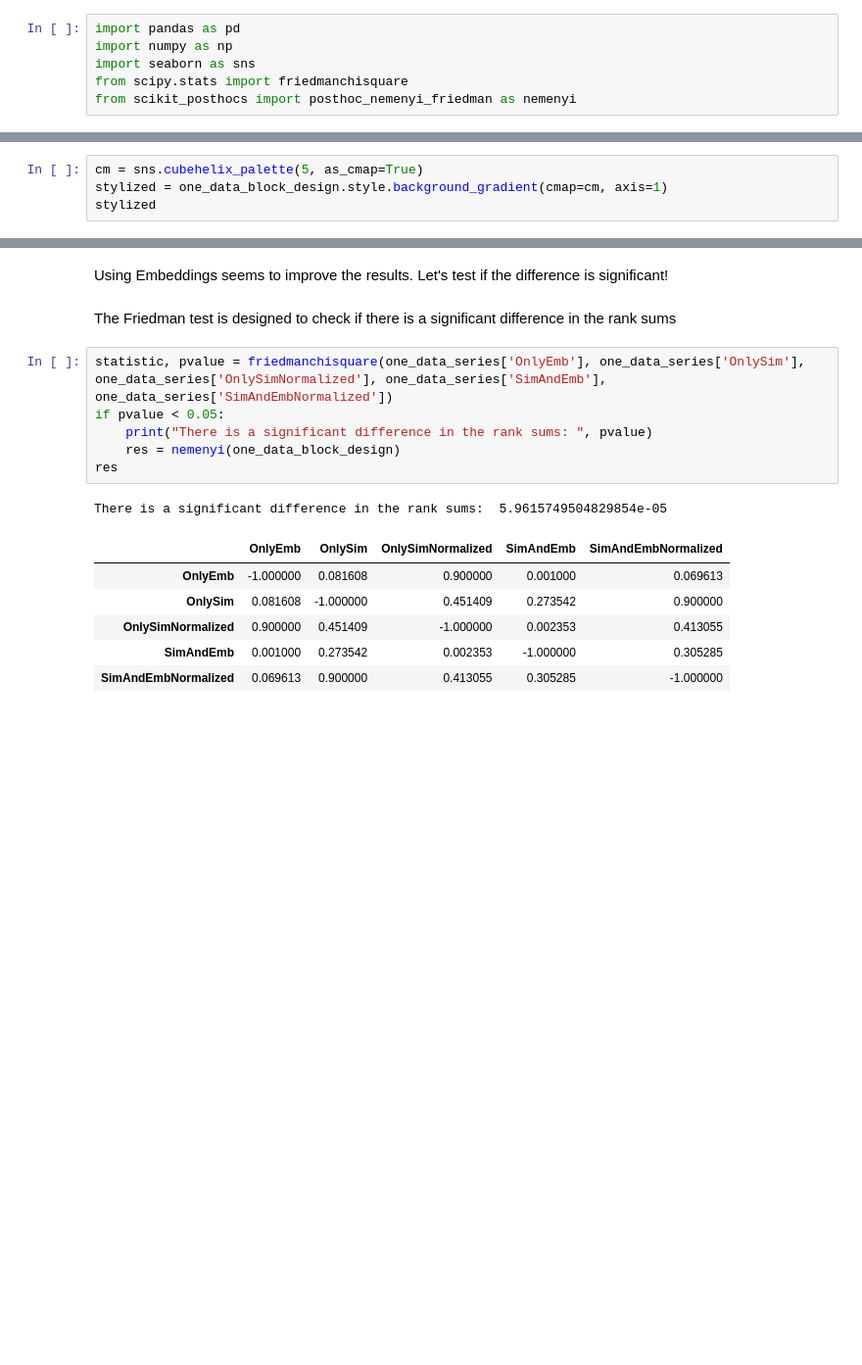
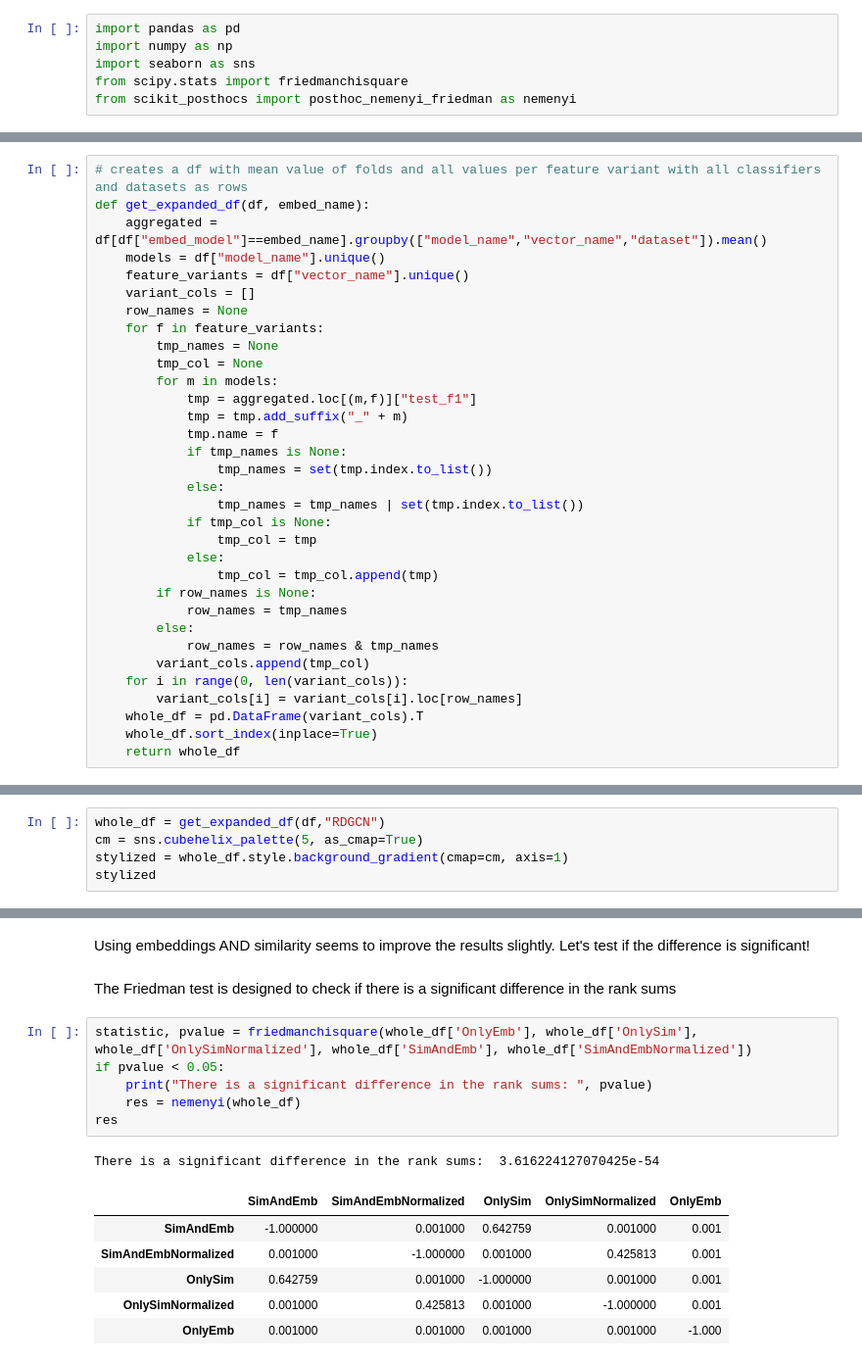
Before and after one commit to jonathanschuchart/eager, a Jupyter notebook: analysis/Statistics.ipynb, the cells around one changed output, grey strips where cells are left out. Shown at 98% size. Cells and saved outputs as stored; diff of their text form; blank space fills up the shorter version.

Commit message:
Broadened statistical analysis

```diff
--- a/analysis/Statistics.ipynb
+++ b/analysis/Statistics.ipynb
@@ -30 +10,34 @@ df[df["dataset"] == "dblp-acm"]
+# %%
+# creates a df with mean value of folds and all values per feature variant with all classifiers and datasets as rows
+def get_expanded_df(df, embed_name):
+    aggregated = df[df["embed_model"]==embed_name].groupby(["model_name","vector_name","dataset"]).mean()
+    models = df["model_name"].unique()
+    feature_variants = df["vector_name"].unique()
+    variant_cols = []
+    row_names = None
+    for f in feature_variants:
+        tmp_names = None
+        tmp_col = None
+        for m in models:
+            tmp = aggregated.loc[(m,f)]["test_f1"]
+            tmp = tmp.add_suffix("_" + m)
+            tmp.name = f
+            if tmp_names is None:
+                tmp_names = set(tmp.index.to_list())
+            else:
+                tmp_names = tmp_names | set(tmp.index.to_list())
+            if tmp_col is None:
+                tmp_col = tmp
+            else:
+                tmp_col = tmp_col.append(tmp)
+        if row_names is None:
+            row_names = tmp_names
+        else:
+            row_names = row_names & tmp_names
+        variant_cols.append(tmp_col)
+    for i in range(0, len(variant_cols)):
+        variant_cols[i] = variant_cols[i].loc[row_names]
+    whole_df = pd.DataFrame(variant_cols).T
+    whole_df.sort_index(inplace=True)
+    return whole_df
 # %% [markdown]
@@ -42,5 +46,6 @@ one_data_block_design.columns = ['OnlyEmb','OnlySim','OnlySimNormalized','SimAnd
 # %%
+whole_df = get_expanded_df(df,"RDGCN")
 cm = sns.cubehelix_palette(5, as_cmap=True)
-stylized = one_data_block_design.style.background_gradient(cmap=cm, axis=1)
+stylized = whole_df.style.background_gradient(cmap=cm, axis=1)
 stylized
 # %% [output]
@@ -62,19 +81,19 @@ stylized
 # %% [markdown]
-Using Embeddings seems to improve the results.
+Using embeddings AND similarity seems to improve the results slightly.
 Let's test if the difference is significant!
 # %% [markdown]
 The Friedman test is designed to check if there is a significant difference in the rank sums
 # %%
-statistic, pvalue = friedmanchisquare(one_data_series['OnlyEmb'], one_data_series['OnlySim'], one_data_series['OnlySimNormalized'], one_data_series['SimAndEmb'], one_data_series['SimAndEmbNormalized'])
+statistic, pvalue = friedmanchisquare(whole_df['OnlyEmb'], whole_df['OnlySim'], whole_df['OnlySimNormalized'], whole_df['SimAndEmb'], whole_df['SimAndEmbNormalized'])
 if pvalue < 0.05:
     print("There is a significant difference in the rank sums: ", pvalue)
-    res = nemenyi(one_data_block_design)
+    res = nemenyi(whole_df)
 res
 # %% [output]
-There is a significant difference in the rank sums:  5.9615749504829854e-05
+There is a significant difference in the rank sums:  3.616224127070425e-54
-|  | OnlyEmb | OnlySim | OnlySimNormalized | SimAndEmb | SimAndEmbNormalized |
-| OnlyEmb | -1.000000 | 0.081608 | 0.900000 | 0.001000 | 0.069613 |
-| OnlySim | 0.081608 | -1.000000 | 0.451409 | 0.273542 | 0.900000 |
-| OnlySimNormalized | 0.900000 | 0.451409 | -1.000000 | 0.002353 | 0.413055 |
-| SimAndEmb | 0.001000 | 0.273542 | 0.002353 | -1.000000 | 0.305285 |
-| SimAndEmbNormalized | 0.069613 | 0.900000 | 0.413055 | 0.305285 | -1.000000 |
+|  | SimAndEmb | SimAndEmbNormalized | OnlySim | OnlySimNormalized | OnlyEmb |
+| SimAndEmb | -1.000000 | 0.001000 | 0.642759 | 0.001000 | 0.001 |
+| SimAndEmbNormalized | 0.001000 | -1.000000 | 0.001000 | 0.425813 | 0.001 |
+| OnlySim | 0.642759 | 0.001000 | -1.000000 | 0.001000 | 0.001 |
+| OnlySimNormalized | 0.001000 | 0.425813 | 0.001000 | -1.000000 | 0.001 |
+| OnlyEmb | 0.001000 | 0.001000 | 0.001000 | 0.001000 | -1.000 |
```
Also changed, not shown: parts of 26 cells of this notebook.
